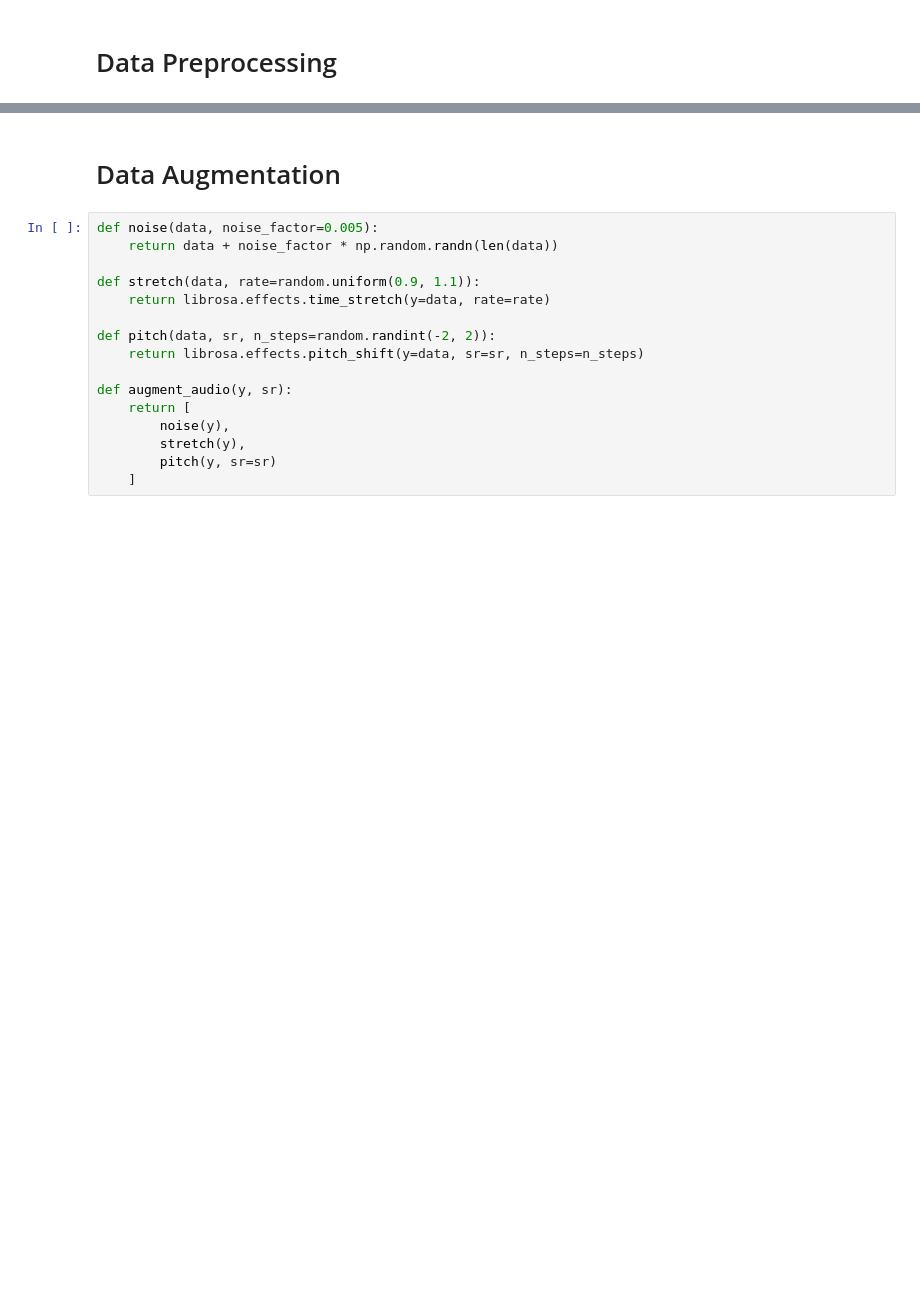
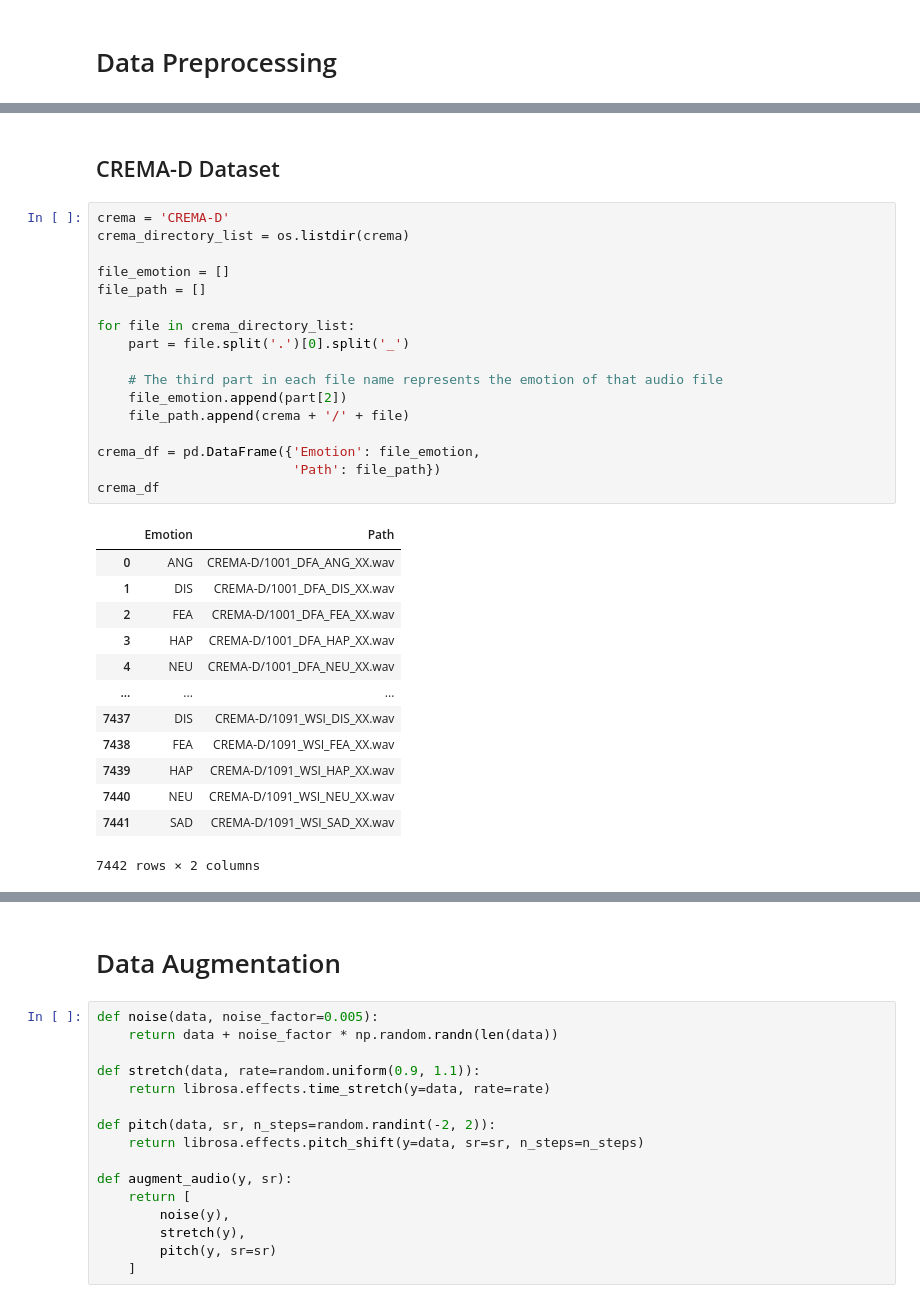
Before and after one commit to HuynhHanDong/Speech-Emotion-Recognition, a Jupyter notebook: Speech_Emotion_Recognition.ipynb, the cells around one changed output, grey strips where cells are left out. Drawn from its saved outputs; the diff is of its cells as text; blank space fills up the shorter version.

```diff
--- a/Speech_Emotion_Recognition.ipynb
+++ b/Speech_Emotion_Recognition.ipynb
@@ -31,0 +77,33 @@ df
+# %% [markdown]
+## CREMA-D Dataset
+# %%
+crema = 'CREMA-D'
+crema_directory_list = os.listdir(crema)
+
+file_emotion = []
+file_path = []
+
+for file in crema_directory_list:
+    part = file.split('.')[0].split('_')
+
+    # The third part in each file name represents the emotion of that audio file
+    file_emotion.append(part[2])
+    file_path.append(crema + '/' + file)
+
+crema_df = pd.DataFrame({'Emotion': file_emotion,
+                         'Path': file_path})
+crema_df
+# %% [output]
+|  | Emotion | Path |
+| 0 | ANG | CREMA-D/1001_DFA_ANG_XX.wav |
+| 1 | DIS | CREMA-D/1001_DFA_DIS_XX.wav |
+| 2 | FEA | CREMA-D/1001_DFA_FEA_XX.wav |
+| 3 | HAP | CREMA-D/1001_DFA_HAP_XX.wav |
+| 4 | NEU | CREMA-D/1001_DFA_NEU_XX.wav |
+| ... | ... | ... |
+| 7437 | DIS | CREMA-D/1091_WSI_DIS_XX.wav |
+| 7438 | FEA | CREMA-D/1091_WSI_FEA_XX.wav |
+| 7439 | HAP | CREMA-D/1091_WSI_HAP_XX.wav |
+| 7440 | NEU | CREMA-D/1091_WSI_NEU_XX.wav |
+| 7441 | SAD | CREMA-D/1091_WSI_SAD_XX.wav |
+7442 rows × 2 columns
```
Also changed, not shown: parts of 33 cells of this notebook, 4 other files.
